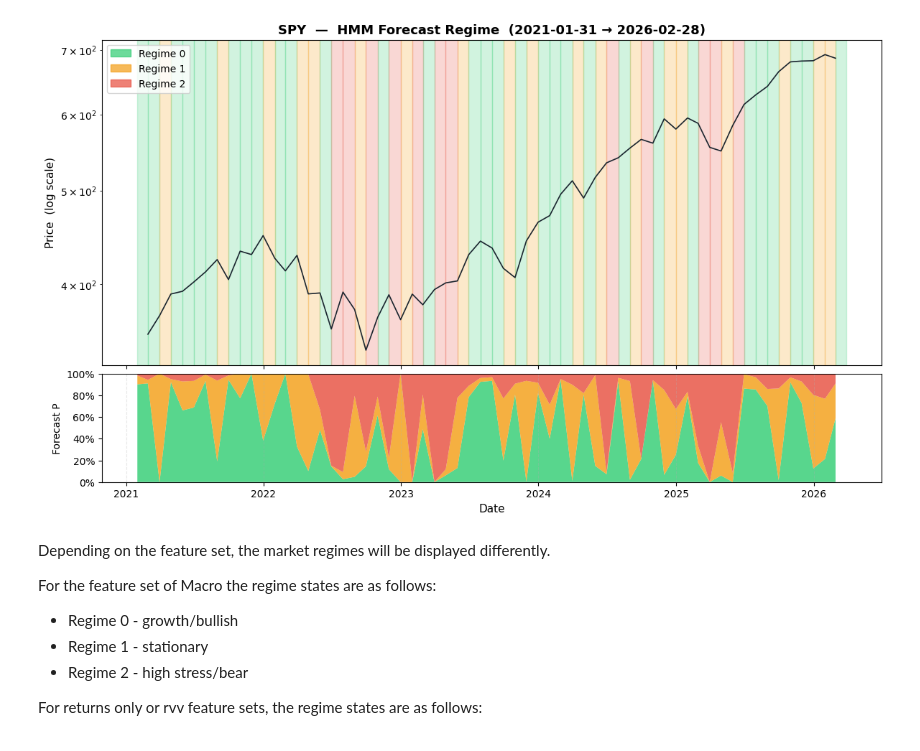
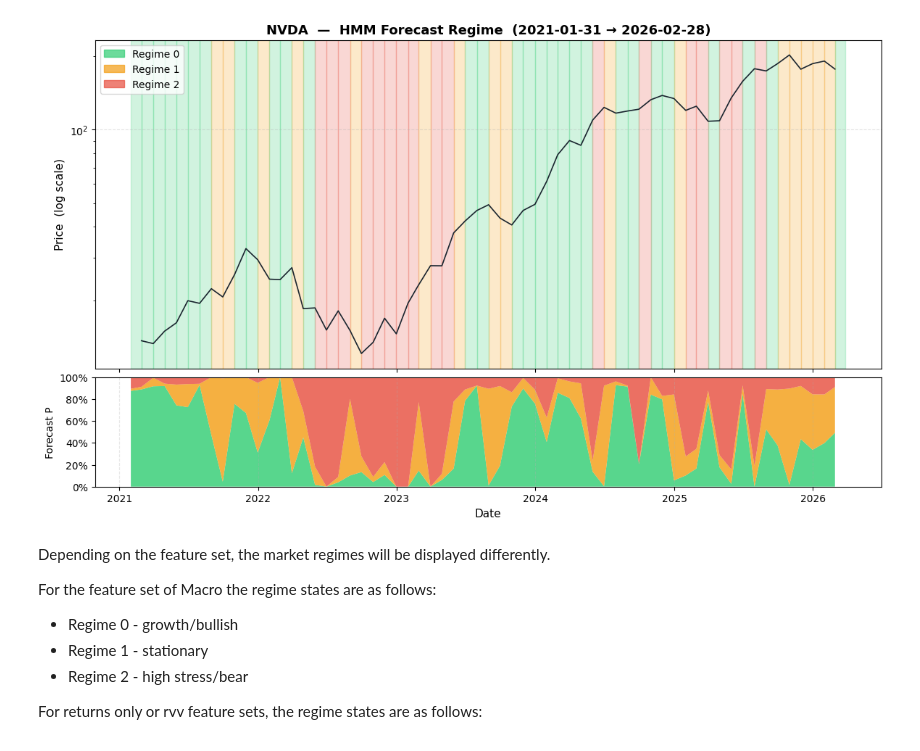
Before and after one commit to Joanmascastella/AlpaxaHMM, a Jupyter notebook: notebooks/test.ipynb, the cells around one changed output. Drawn from its saved outputs; the diff is of its cells as text; code cells hidden in the pictures.

```diff
--- a/notebooks/test.ipynb
+++ b/notebooks/test.ipynb
@@ -2,7 +2,7 @@
 import pandas as pd
 
 # Path to saved regime csv
-path = '/Users/developmentserver/Desktop/regime_xlk.csv'
+path = '/Users/developmentserver/Desktop/reg_nvda.csv'
 
 df = pd.read_csv(path)
 df
@@ -96,11 +108,11 @@ def plot_regime_forecast(
     plt.tight_layout()
     plt.show()
 # %%
-plot_regime_forecast(df, 'SPY', feature_set='macro')   # green=calm, red=stress
+plot_regime_forecast(df, 'NVDA', feature_set='macro')   # green=calm, red=stress
 # plot_regime_forecast(df, 'SPY', feature_set='returns')  # red=bear, green=bull
 # plot_regime_forecast(df, 'SPY', feature_set='rvv')      # red=bear, green=bull
 # %% [output]
-[figure, old version]
+[figure, new version]
 # %% [markdown]
 Depending on the feature set, the market regimes will be displayed differently.
 
```
Also changed, not shown: parts of 1 cell of this notebook.
